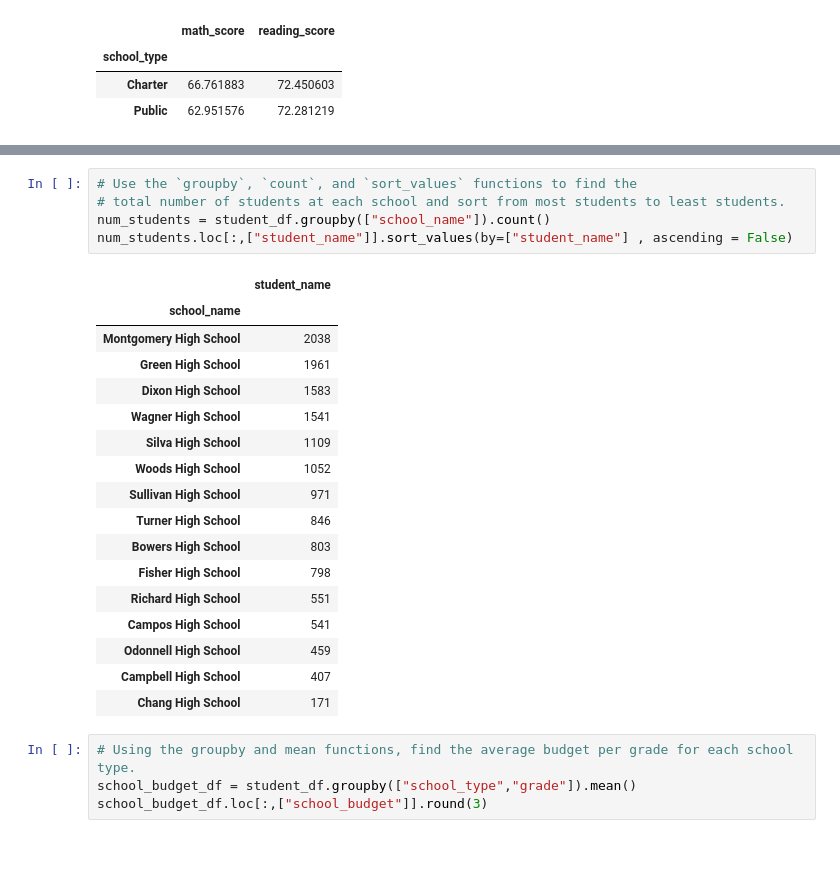
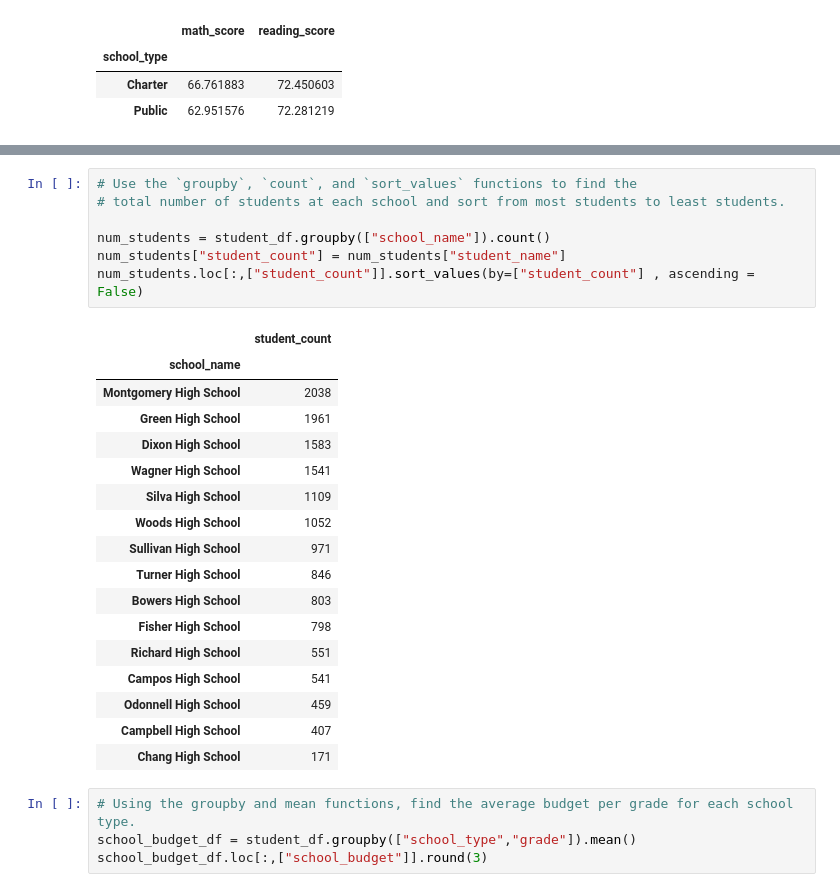
Before and after one commit to manasidek/School_District_Analysis, a Jupyter notebook: Student_Data_Challenge_Starter_Code/Solved/Student_Data_Challenge.ipynb, the cells around one changed output, grey strips where cells are left out. Drawn from its saved outputs; the diff is of its cells as text; blank space fills up the shorter version.

```diff
--- a/Student_Data_Challenge_Starter_Code/Solved/Student_Data_Challenge.ipynb
+++ b/Student_Data_Challenge_Starter_Code/Solved/Student_Data_Challenge.ipynb
@@ -288,10 +297,12 @@ avg_student_scores_by_type.loc[:,["math_score","reading_score"]]
 # %%
 # Use the `groupby`, `count`, and `sort_values` functions to find the
 # total number of students at each school and sort from most students to least students.
+
 num_students = student_df.groupby(["school_name"]).count()
-num_students.loc[:,["student_name"]].sort_values(by=["student_name"] , ascending = False)
+num_students["student_count"] = num_students["student_name"]
+num_students.loc[:,["student_count"]].sort_values(by=["student_count"] , ascending = False)
 # %% [output]
-|  | student_name |
+|  | student_count |
 | school_name |  |
 | Montgomery High School | 2038 |
 | Green High School | 1961 |
```
Also changed, not shown: parts of 2 cells of this notebook, 3 other files.
